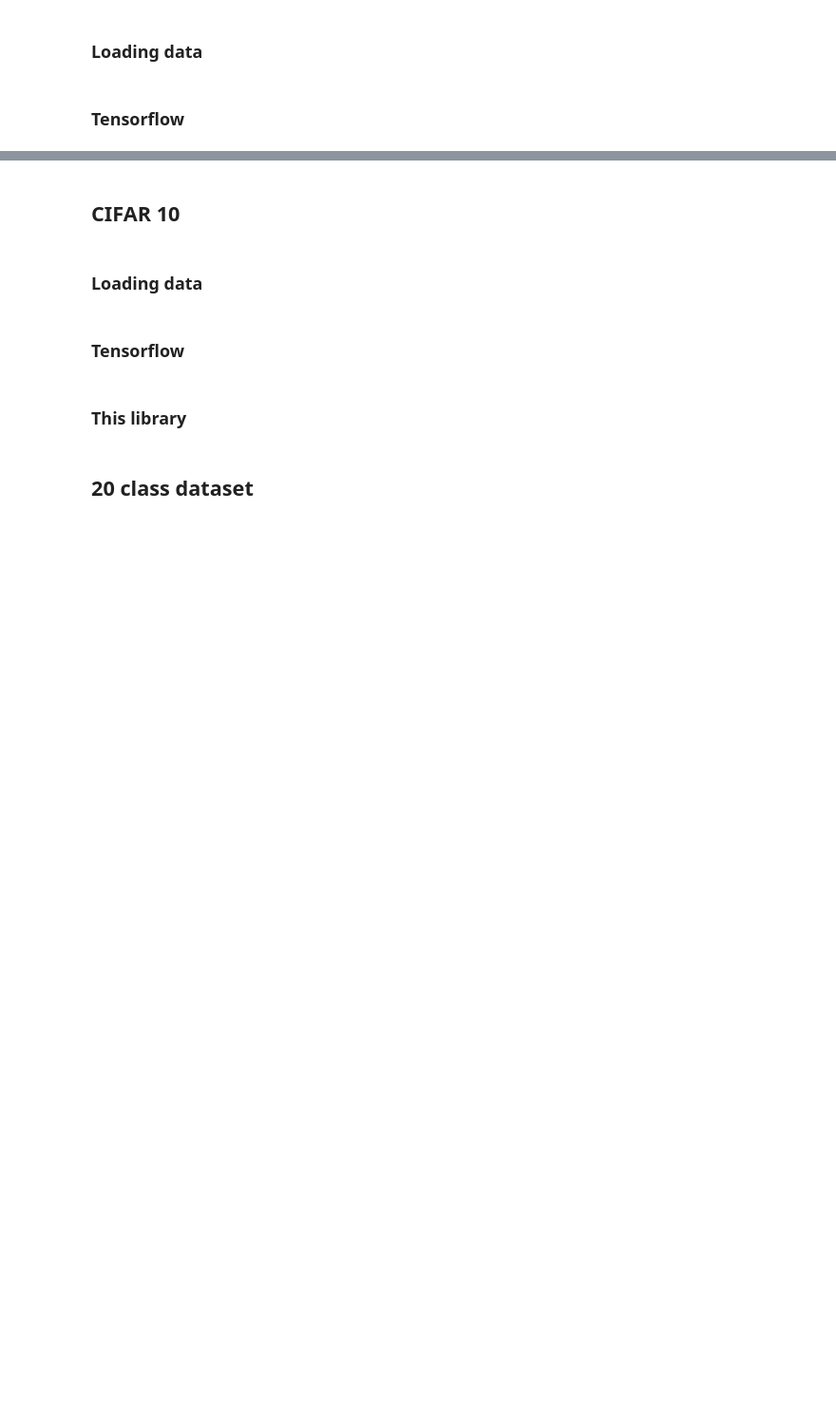
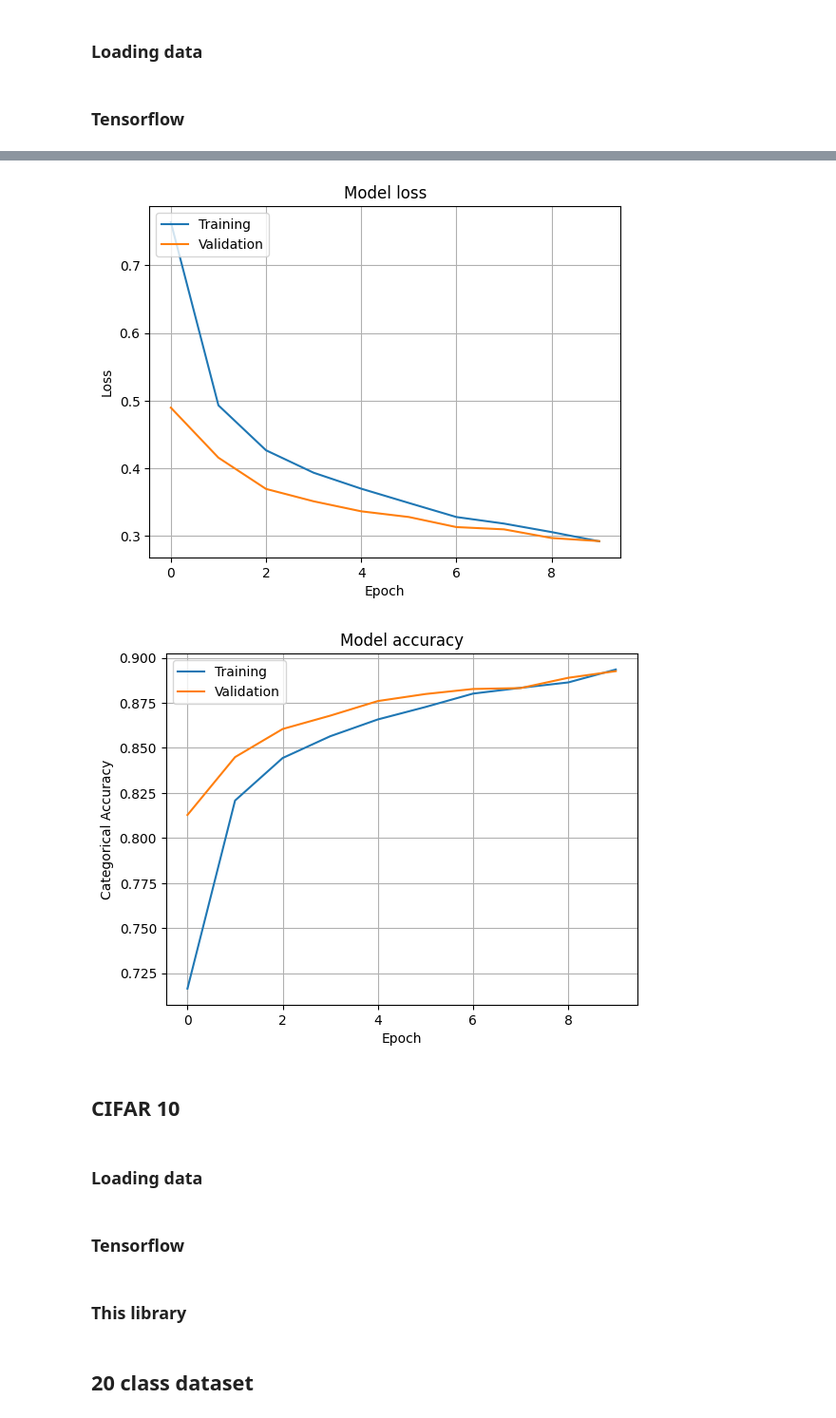
Before and after one commit to klima7/CNN-From-Scratch, a Jupyter notebook: demo/template.ipynb, the cells around one changed output, grey strips where cells are left out. Shown: that part at 95% size. Saved outputs shown, nothing was run; the diff lists cells and outputs as text; code cells hidden in the pictures; blank space fills up the shorter version.

```diff
--- a/demo.ipynb
+++ b/demo/template.ipynb
@@ -164,3 +183,8 @@ ConfusionMatrixDisplay.from_predictions(
+# %%
+demo_utils.plot_history(own_fmnist_history)
+# %% [output]
+[figure, added]
+[figure, added]
 # %% [markdown]
 ## CIFAR 10
 # %% [markdown]
```
Also changed, not shown: parts of 34 cells of this notebook, 1 other file.
